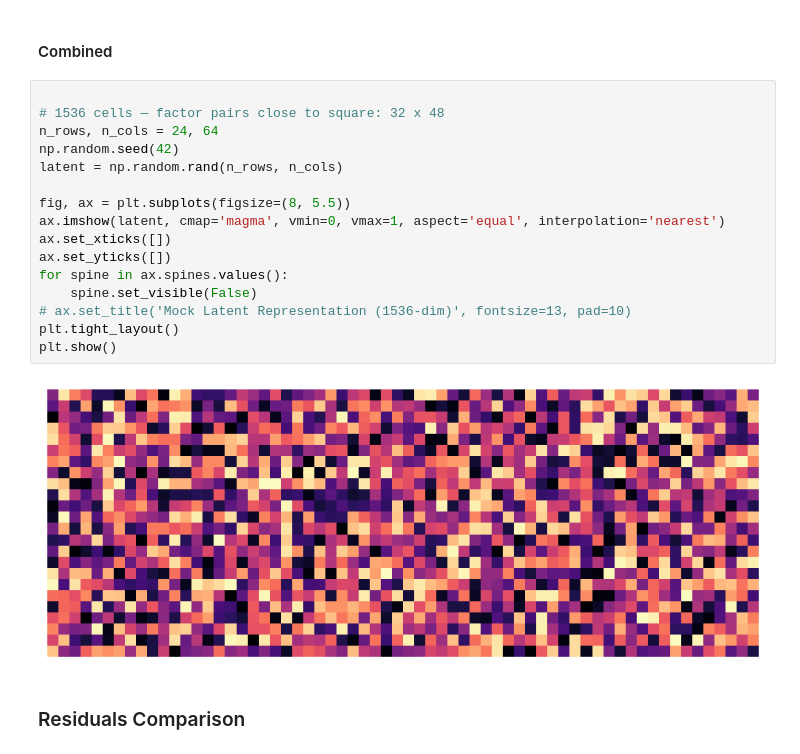
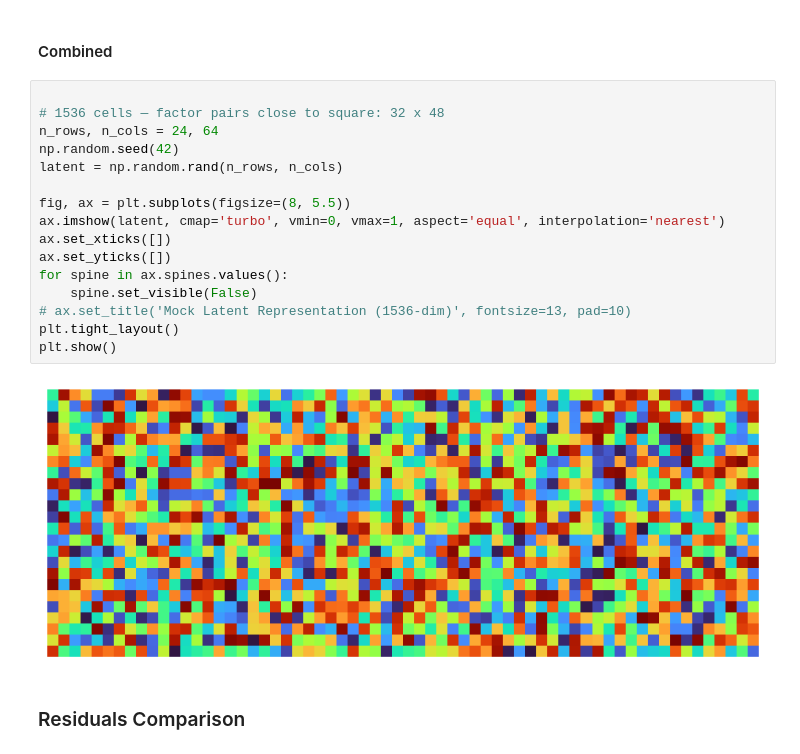
Before and after one commit to pvl19/lc-gen, a Jupyter notebook: notebooks/paper_recon_plots.ipynb, the cells around one changed output. Drawn from its saved outputs; the diff is of its cells as text.

```diff
--- a/notebooks/paper_recon_plots.ipynb
+++ b/notebooks/paper_recon_plots.ipynb
@@ -180,21 +180,21 @@ plt.show()
 # %%
 
 # 1536 cells — factor pairs close to square: 32 x 48
 n_rows, n_cols = 24, 64
 np.random.seed(42)
 latent = np.random.rand(n_rows, n_cols)
 
 fig, ax = plt.subplots(figsize=(8, 5.5))
-ax.imshow(latent, cmap='magma', vmin=0, vmax=1, aspect='equal', interpolation='nearest')
+ax.imshow(latent, cmap='turbo', vmin=0, vmax=1, aspect='equal', interpolation='nearest')
 ax.set_xticks([])
 ax.set_yticks([])
 for spine in ax.spines.values():
     spine.set_visible(False)
 # ax.set_title('Mock Latent Representation (1536-dim)', fontsize=13, pad=10)
 plt.tight_layout()
 plt.show()
 # %% [output]
-[figure, old version]
+[figure, new version]
 # %% [markdown]
 ### Residuals Comparison
 # %%
```
Also changed, not shown: 10 other files.
